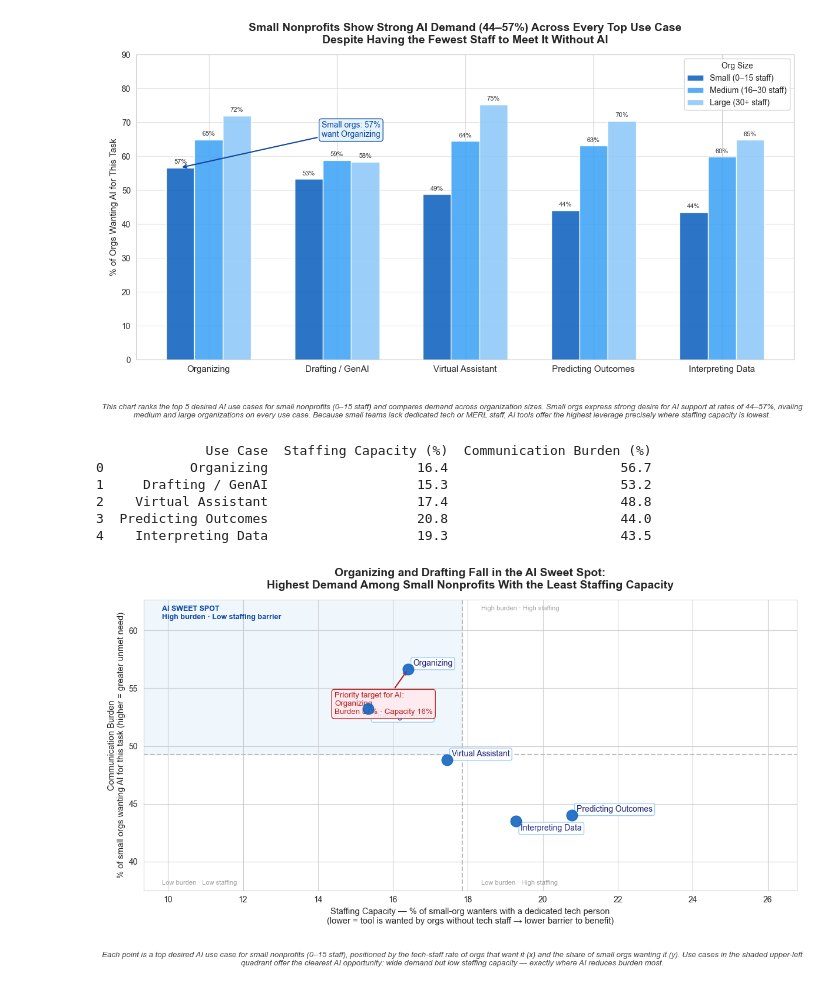
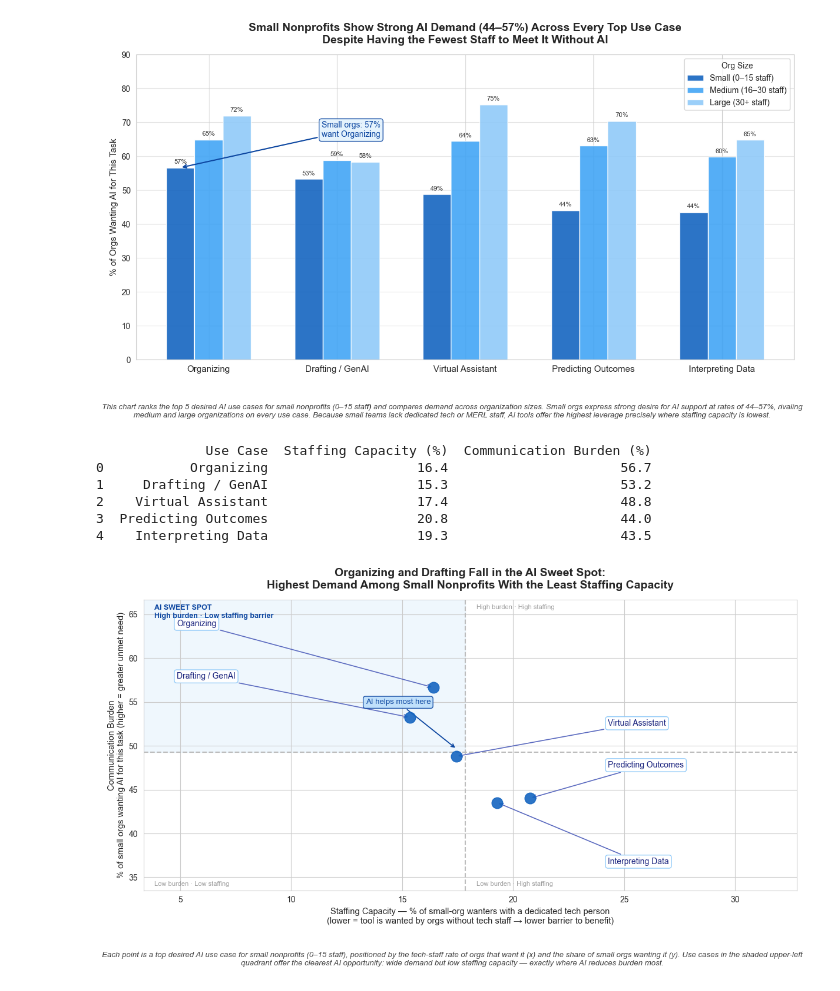
Before and after one commit to BoppingNoodles/SP26_Datathon, a Jupyter notebook: work/section_4_5_person_c.ipynb, the cells around one changed output. Cells and saved outputs as stored; diff of their text form; code cells hidden in the pictures.

Commit message:
Fix overlapping labels on 2x2 matrix (Section 5 Chart 2)
Fan labels to explicit data coordinates left/right of the point cluster
with arrow connectors; increase axis padding to give breathing room.

Co-Authored-By: Claude Sonnet 4.6 <noreply@anthropic.com>

```diff
--- a/work/section_4_5_person_c.ipynb
+++ b/work/section_4_5_person_c.ipynb
@@ -327,8 +327,8 @@ y_vals  = matrix_df['Communication Burden (%)'].values
 x_mid   = x_vals.mean()
 y_mid   = y_vals.mean()
 
-x_pad   = 6
-y_pad   = 6
+x_pad   = 12
+y_pad   = 10
 xlim    = (x_vals.min() - x_pad,  x_vals.max() + x_pad)
 ylim    = (y_vals.min() - y_pad,  y_vals.max() + y_pad)
 
@@ -347,22 +347,23 @@ ax.axvline(x_mid, color='#BDBDBD', lw=1.5, ls='--', zorder=1)
 # Scatter points
 ax.scatter(x_vals, y_vals, s=180, color='#1565C0', zorder=4, alpha=0.9)
 
-# Labels for each point
-offsets = {
-    'Organizing':         ( 6,  4),
-    'Drafting / GenAI':   ( 6, -12),
-    'Virtual Assistant':  ( 6,  4),
-    'Predicting Outcomes':( 6,  4),
-    'Interpreting Data':  ( 6, -12),
+# Labels in data coordinates — fanned left and right to prevent box overlap
+label_xy = {
+    'Organizing':          (xlim[0] + 1.5, ylim[1] - 3.0),
+    'Drafting / GenAI':    (xlim[0] + 1.5, ylim[1] - 9.0),
+    'Virtual Assistant':   (xlim[1] - 8.5, y_vals[2] + 3.5),
+    'Predicting Outcomes': (xlim[1] - 8.5, y_vals[3] + 3.5),
+    'Interpreting Data':   (xlim[1] - 8.5, ylim[0] + 3.0),
 }
 for _, row in matrix_df.iterrows():
-    dx, dy = offsets.get(row['Use Case'], (6, 4))
+    lx, ly = label_xy[row['Use Case']]
     ax.annotate(
         row['Use Case'],
         xy=(row['Staffing Capacity (%)'], row['Communication Burden (%)']),
-        xytext=(dx, dy), textcoords='offset points',
+        xytext=(lx, ly), textcoords='data',
         fontsize=10, color='#1A237E',
-        bbox=dict(boxstyle='round,pad=0.25', fc='white', ec='#90CAF9', alpha=0.9)
+        arrowprops=dict(arrowstyle='->', color='#5C6BC0', lw=1.2),
+        bbox=dict(boxstyle='round,pad=0.3', fc='white', ec='#90CAF9', alpha=0.95)
     )
 
 # Quadrant corner labels
@@ -379,23 +380,15 @@ ax.text(x_mid + 0.5, ylim[0] + 0.5,
         'Low burden · High staffing',
         fontsize=8, color='#9E9E9E')
 
-# Callout: annotate the sweet-spot cluster
-sweet = matrix_df[
-    (matrix_df['Staffing Capacity (%)'] < x_mid) &
-    (matrix_df['Communication Burden (%)'] > y_mid)
-]
-if not sweet.empty:
-    top_sweet = sweet.loc[sweet['Communication Burden (%)'].idxmax()]
-    ax.annotate(
-        f"Priority target for AI:\n{top_sweet['Use Case']}\n"
-        f"Burden {top_sweet['Communication Burden (%)']:.0f}% · "
-        f"Capacity {top_sweet['Staffing Capacity (%)']:.0f}%",
-        xy=(top_sweet['Staffing Capacity (%)'], top_sweet['Communication Burden (%)']),
-        xytext=(-90, -55), textcoords='offset points',
-        fontsize=9.5, color='#B71C1C',
-        arrowprops=dict(arrowstyle='->', color='#B71C1C', lw=1.5),
-        bbox=dict(boxstyle='round,pad=0.35', fc='#FFEBEE', ec='#B71C1C', alpha=0.92)
-    )
+# Callout: arrow from centre of sweet-spot quadrant to its corner label
+ax.annotate(
+    "AI helps most here",
+    xy=(x_mid - 0.4, y_mid + 0.4),
+    xytext=(x_mid - 4.5, y_mid + 5.5),
+    fontsize=9.5, color='#0D47A1',
+    arrowprops=dict(arrowstyle='->', color='#0D47A1', lw=1.3),
+    bbox=dict(boxstyle='round,pad=0.3', fc='#BBDEFB', ec='#0D47A1', alpha=0.9)
+)
 
 ax.set_xlim(xlim)
 ax.set_ylim(ylim)
@@ -407,31 +400,31 @@ ax.set_xlabel(
 ax.set_ylabel(
     'Communication Burden\n'
     '% of small orgs wanting AI for this task (higher = greater unmet need)',
     fontsize=10.5
 )
 ax.set_title(
     "Organizing and Drafting Fall in the AI Sweet Spot:\n"
     "Highest Demand Among Small Nonprofits With the Least Staffing Capacity",
     fontsize=14, fontweight='bold', pad=14
 )
 
 pyplot.tight_layout(rect=[0, 0.09, 1, 1])
 fig.text(
     0.5, 0.01,
     "Each point is a top desired AI use case for small nonprofits (0–15 staff), "
     "positioned by the tech-staff rate of orgs that want it (x) "
     "and the share of small orgs wanting it (y). "
     "Use cases in the shaded upper-left quadrant offer the clearest AI opportunity: "
     "wide demand but low staffing capacity — exactly where AI reduces burden most.",
     ha='center', va='bottom', fontsize=9.5, color='#444', style='italic',
     wrap=True
 )
 pyplot.show()
 # %% [output]
               Use Case  Staffing Capacity (%)  Communication Burden (%)
 0           Organizing                   16.4                      56.7
 1     Drafting / GenAI                   15.3                      53.2
 2    Virtual Assistant                   17.4                      48.8
 3  Predicting Outcomes                   20.8                      44.0
 4    Interpreting Data                   19.3                      43.5
-[figure, old version]
+[figure, new version]
```
